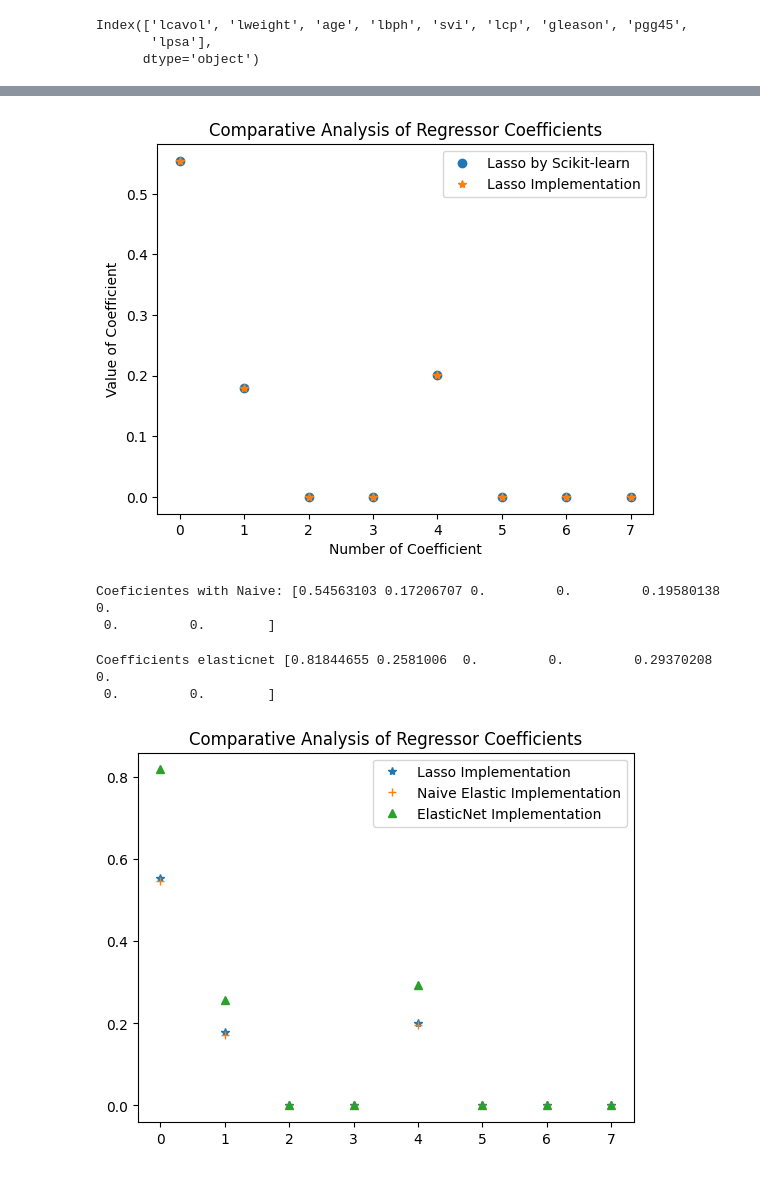
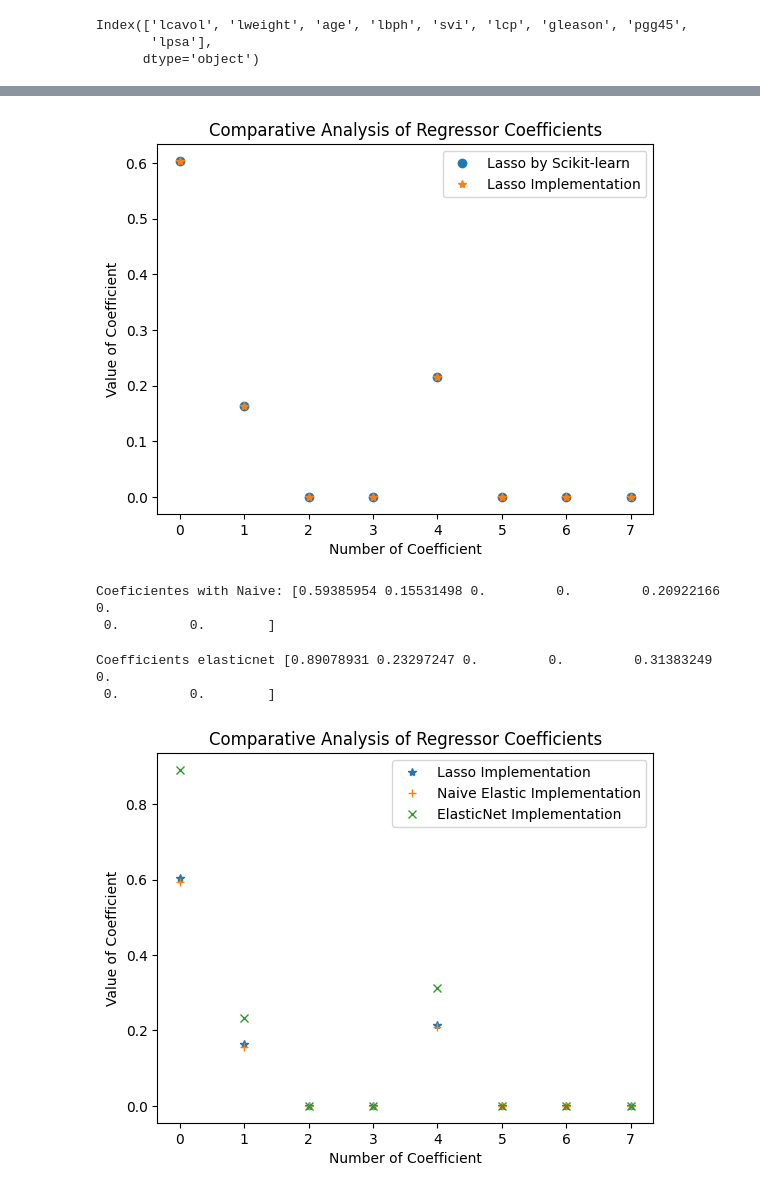
Before and after one commit to jpoolcen/homeworks, a Jupyter notebook: 7-NaiveElasticNet.ipynb, the cells around one changed output, grey strips where cells are left out. Saved outputs shown, nothing was run; the diff lists cells and outputs as text; code cells hidden in the pictures.

```diff
--- a/7-NaiveElasticNet.ipynb
+++ b/7-NaiveElasticNet.ipynb
@@ -47,4 +40,4 @@ X = df_prosate.iloc[:, :-1]
 y = df_prosate.iloc[:, -1]
 
 # %% Split data
-X_train, X_test, y_train, y_test = train_test_split(X, y, test_size=0.2, random_state=42)
+X_train, X_test, y_train, y_test = train_test_split(X, y, test_size=0.30, random_state=42)
@@ -83,7 +80,7 @@ Lasso Coefficients : [0.55424818 0.18015268 0.         0.         0.20134953 0.
 ## Training Lasso from Scikit
 lasso_scikit_pipeline = Pipeline([
     ('scaler', StandardScaler()),
-    ('lasso', linear_model.Lasso(alpha=lambda_l1_penality, random_state=0))
+    ('lasso', Lasso(alpha=lambda_l1_penality, random_state=0))
 ])
 
 lasso_scikit_pipeline.fit(X_train, y_train)
@@ -125,23 +122,23 @@ plt.legend()
 plt.savefig('test_lasso_regression.png')
 plt.show()
 # %% [output]
-[figure, old version]
+[figure, new version]
 # %%
-## Testin Implementation Naive Elastics Regression
+## Testing Implementation Naive Elastics Regression
 naive_elastic_reg = NaiveElasticRegression(lambda_l1_penality,lambda_l2_penality,max_iterations=max_iterations,threshold=threshold)
 
 # Make a pipeline
 
 my_naive_pipeline = Pipeline([
     ('std_scaler', StandardScaler()),
-    ('naive_reg', naive_elastic_reg),
+    ('naive_elasticnet', naive_elastic_reg),
 ])
 
 # fitting the model
 my_naive_pipeline.fit(X_train, y_train)
-print('Coeficientes with Naive:',my_naive_pipeline.named_steps['naive_reg'].coef_)
+print('Coeficientes with Naive:',my_naive_pipeline.named_steps['naive_elasticnet'].coef_)
 # %% [output]
-Coeficientes with Naive: [0.54563103 0.17206707 0.         0.         0.19580138 0.
+Coeficientes with Naive: [0.59385954 0.15531498 0.         0.         0.20922166 0.
  0.         0.        ]
 # %%
 ## Testing ElasticNetRegression
@@ -157,19 +154,20 @@ my_elasticnet_pipeline = Pipeline(
 my_elasticnet_pipeline.fit(X_train,y_train)
 print('Coefficients elasticnet',my_elasticnet_pipeline.named_steps['model_elasticnet'].coef_)
 # %% [output]
-Coefficients elasticnet [0.81844655 0.2581006  0.         0.         0.29370208 0.
+Coefficients elasticnet [0.89078931 0.23297247 0.         0.         0.31383249 0.
  0.         0.        ]
 # %%
 ## Visualization of the coeficients
 
 plt.plot(my_pipeline_lasso.named_steps['lasso_reg'].coef_, '*', label='Lasso Implementation')
-plt.plot(my_naive_pipeline.named_steps['naive_reg'].coef_, '+', label='Naive Elastic Implementation')
-plt.plot(my_elasticnet_pipeline.named_steps['model_elasticnet'].coef_,'^',label='ElasticNet Implementation')
-
+plt.plot(my_naive_pipeline.named_steps['naive_elasticnet'].coef_, '+', label='Naive Elastic Implementation')
+plt.plot(my_elasticnet_pipeline.named_steps['model_elasticnet'].coef_,'x',label='ElasticNet Implementation')
+plt.xlabel('Number of Coefficient')
+plt.ylabel('Value of Coefficient')
 plt.title("Comparative Analysis of Regressor Coefficients")
 plt.legend()
 plt.savefig('comparative_coefficients_regression.png')
 plt.show()
 # %% [output]
-[figure, old version]
+[figure, new version]
 # %% [markdown]
```
Also changed, not shown: parts of 23 cells of this notebook, 4 other files.
